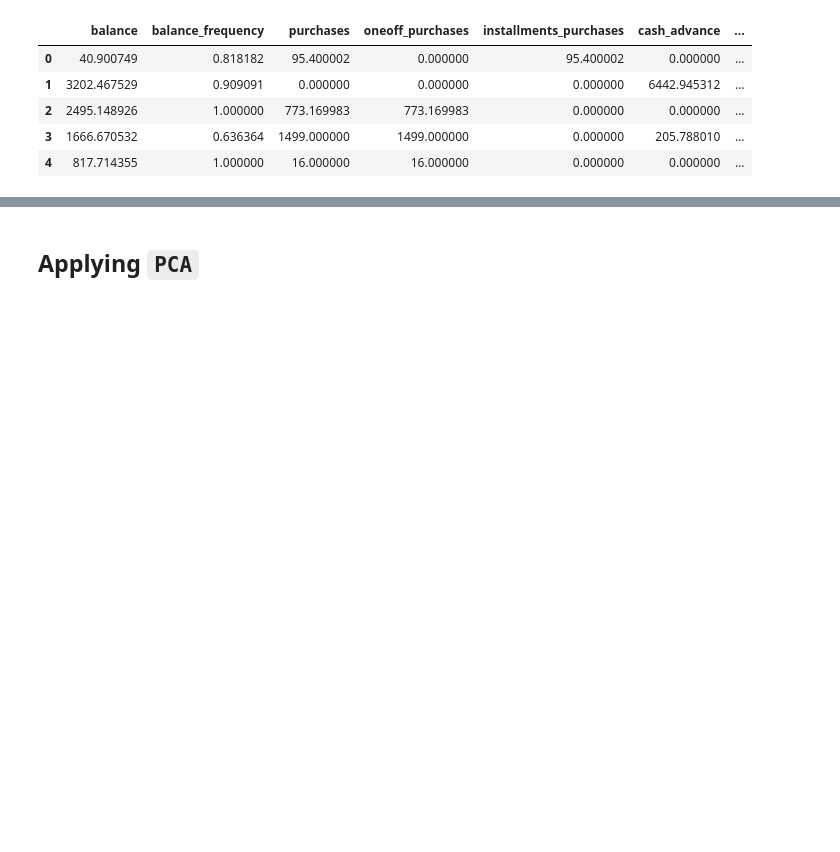
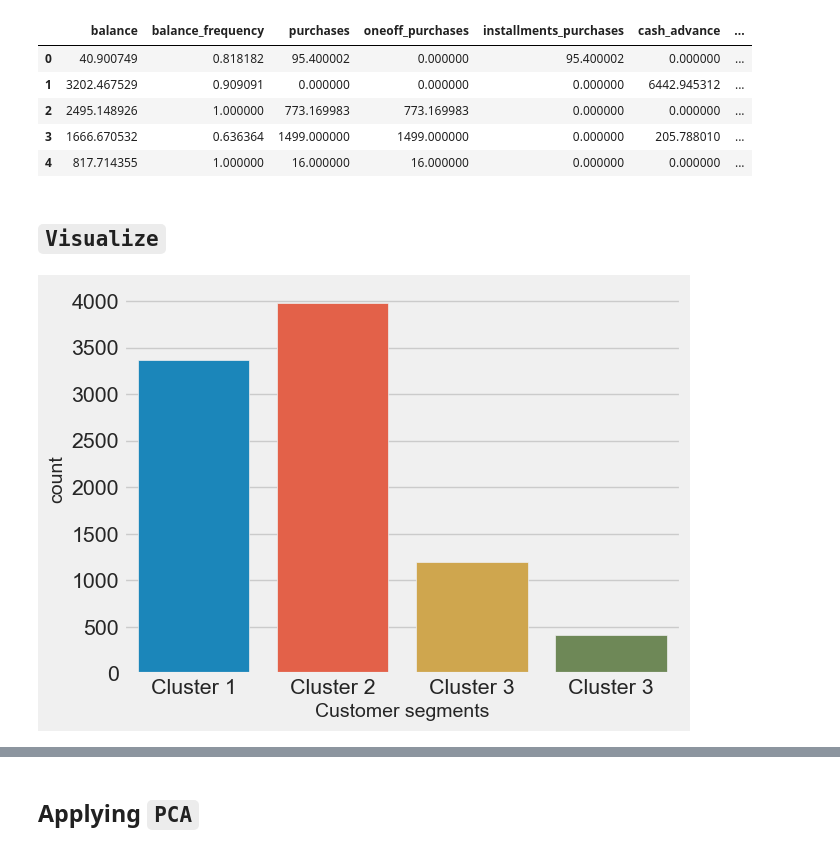
Before and after one commit to Mainakcris7/customer-segmentation, a Jupyter notebook: credit_card_customer_segment.ipynb, the cells around one changed output, grey strips where cells are left out. Saved outputs shown, nothing was run; the diff lists cells and outputs as text; code cells hidden in the pictures; blank space fills up the shorter version.

```diff
--- a/credit_card_customer_segment.ipynb
+++ b/credit_card_customer_segment.ipynb
@@ -256,7 +257,9 @@ silhouette_score(X, kmeans.labels_, metric = 'euclidean')
 # %% [markdown]
 ### Assigning the customer clusters to the dataset
+# %%
+customer_type = pd.Series(kmeans.labels_, dtype = "int")
 # %%
-data.insert(17, "customer_type", pd.Series(kmeans.labels_))
+data.insert(17, "customer_type", customer_type + 1)
 # %%
 data.head()
 # %% [output]
@@ -266,3 +269,12 @@ data.head()
 | 2 | 2495.148926 | 1.000000 | 773.169983 | 773.169983 | 0.000000 | 0.000000 | ... |
 | 3 | 1666.670532 | 0.636364 | 1499.000000 | 1499.000000 | 0.000000 | 205.788010 | ... |
 | 4 | 817.714355 | 1.000000 | 16.000000 | 16.000000 | 0.000000 | 0.000000 | ... |
+# %% [markdown]
+## `Visualize`
+# %%
+sns.countplot(x = "customer_type", data = data)
+plt.xlabel("Customer segments")
+plt.xticks(ticks = (0, 1, 2, 3), labels = ["Cluster 1", "Cluster 2", "Cluster 3", "Cluster 3"])
+plt.show()
+# %% [output]
+[figure, added]
```
Also changed, not shown: parts of 8 cells of this notebook.
